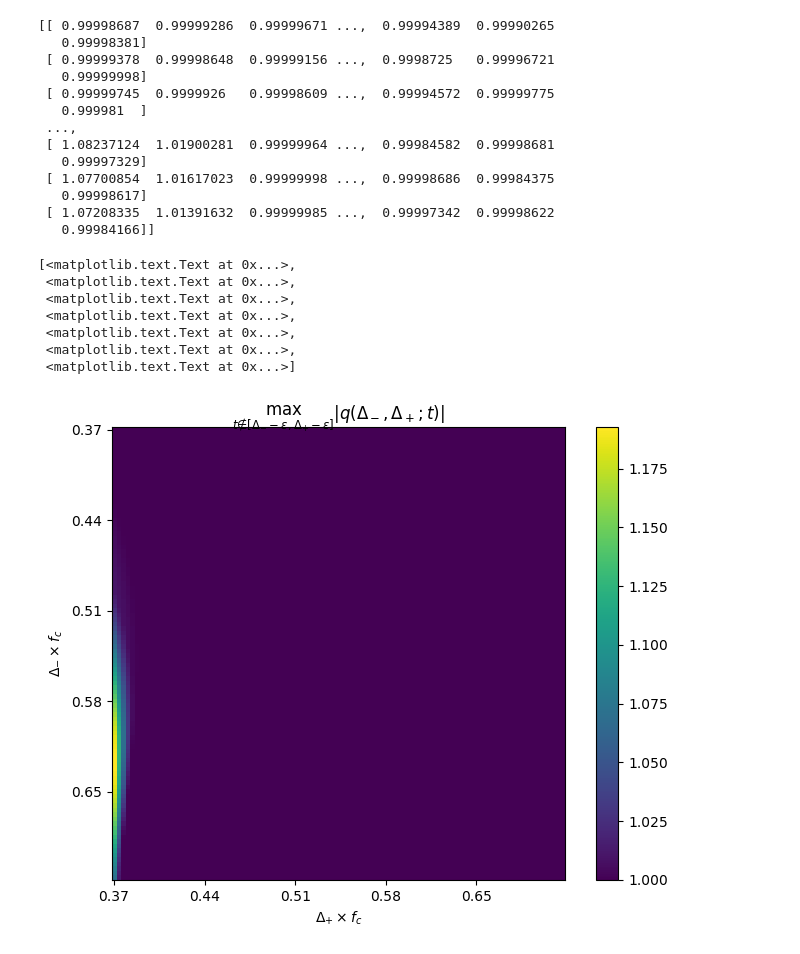
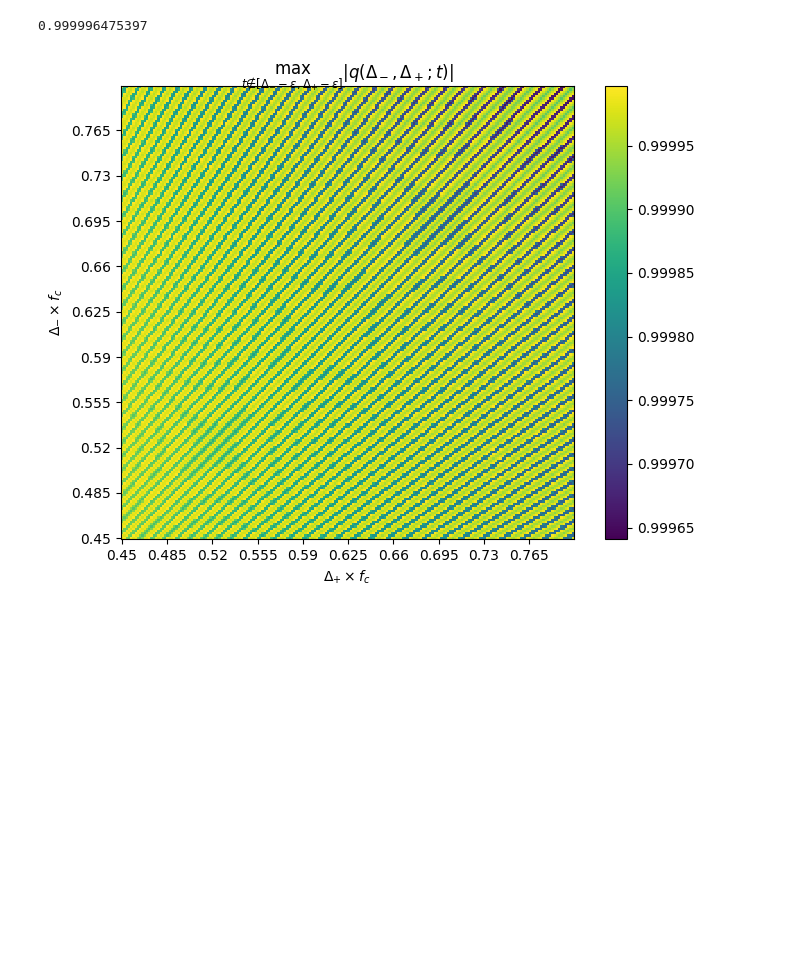
Before and after one commit to eonaran/sr_multisignals, a Jupyter notebook: finding_bounds.ipynb, the cells around one changed output. Saved outputs shown, nothing was run; the diff lists cells and outputs as text; code cells hidden in the pictures; blank space fills up the shorter version.

Commit message:
a few more plots

```diff
--- a/finding_bounds.ipynb
+++ b/finding_bounds.ipynb
@@ -15,7 +15,7 @@ reload(dual_certificates)
 reload(trig_poly)
 reload(plt_util)
 
-m = 3
+m = 10
 fc = 20
 min_separation = 0.45/fc
 #N = int(1.0/min_separation-1)
@@ -23,17 +23,16 @@ N = m
 # N = 5
 kernel = trig_poly.TrigPoly.dirichlet(fc)
 
-epsi = 0.0/fc
+epsi = 0.001/fc
 points = 200
-delta_resolution = 100
-delta_start = 0.3/fc
-delta_end = 1.0/fc
+delta_resolution = 200
+delta_start = 0.45/fc
+delta_end = 0.8/fc
 ys = np.zeros((points, delta_resolution, delta_resolution))
 ymax = np.zeros((delta_resolution, delta_resolution))
 for i_minus in range(delta_resolution):
     for i_plus in range(delta_resolution):
         delta_minus = delta_start + i_minus*(delta_end-delta_start)/delta_resolution
-        print(delta_minus*fc)
         delta_plus = delta_start + i_plus*(delta_end-delta_start)/delta_resolution
         separation = [delta_minus, delta_plus]
         support = test_data.exact_supports(N, separation)
@@ -43,3 +42,9 @@ for i_minus in range(delta_resolution):
         values = interpolator(ts)
         ys[:, i_minus, i_plus] = np.linalg.norm(values[1:, :].T, axis=1)
         ymax[i_minus, i_plus] = max(ys[np.logical_and(abs(ts-support[1])>epsi, abs(ts-support[2])>epsi), i_minus, i_plus ] )
+
+
+#         qs = [1,2,3]
+#         extension = min_separation
+#         ts = np.linspace(max(support[min(qs)-1] - extension,0), min(support[max(qs)-1] + extension , 1.0), points)
+#         plt_util.plot_individual_magnitude(interpolator, support, qs=qs, ts=ts, plot_Nt = True)
@@ -64,33 +51,16 @@ for i_minus in range(delta_resolution):
 # %%
 plt.figure(figsize=figsize, dpi=100)
 ax = plt.gca()
-print(ymax)
 plt.imshow(ymax)
 plt.ylabel(r'$\Delta_{-}\times f_c$')
 plt.xlabel(r'$\Delta_{+}\times f_c$')
 plt.title(r'$\max_{t\notin[\Delta_{-}-\epsilon, \Delta_{+}-\epsilon]} |q(\Delta_-,\Delta_+;t)|$')
 plt.colorbar()
-plt.gca().set_xticklabels([fc*(delta_start + (i_minus*(delta_end-delta_start))/10) for i_minus in range(10)])
-plt.gca().set_yticklabels([fc*(delta_start + (i_plus*(delta_end-delta_start))/10) for i_plus in range(10)])
+plt.locator_params(nbins=10)
+plt.gca().set_xticklabels([fc*(delta_start + i_minus*(delta_end-delta_start)/delta_resolution) for i_minus in plt.gca().get_xticks()])
+plt.gca().set_yticklabels([fc*(delta_start + i_plus*(delta_end-delta_start)/delta_resolution) for i_plus in plt.gca().get_yticks()])
+plt.gca().invert_yaxis()
+print(np.amax(ymax))
 # %% [output]
-[[ 0.99998687  0.99999286  0.99999671 ...,  0.99994389  0.99990265
-   0.99998381]
- [ 0.99999378  0.99998648  0.99999156 ...,  0.9998725   0.99996721
-   0.99999998]
- [ 0.99999745  0.9999926   0.99998609 ...,  0.99994572  0.99999775
-   0.999981  ]
- ...,
- [ 1.08237124  1.01900281  0.99999964 ...,  0.99984582  0.99998681
-   0.99997329]
- [ 1.07700854  1.01617023  0.99999998 ...,  0.99998686  0.99984375
-   0.99998617]
- [ 1.07208335  1.01391632  0.99999985 ...,  0.99997342  0.99998622
-   0.99984166]]
+0.999996475397
-[<matplotlib.text.Text at 0x...>,
- <matplotlib.text.Text at 0x...>,
- <matplotlib.text.Text at 0x...>,
- <matplotlib.text.Text at 0x...>,
- <matplotlib.text.Text at 0x...>,
- <matplotlib.text.Text at 0x...>,
- <matplotlib.text.Text at 0x...>]
-[figure, old version]
+[figure, new version]
```
Also changed, not shown: parts of 1 cell of this notebook, 1 other file.
